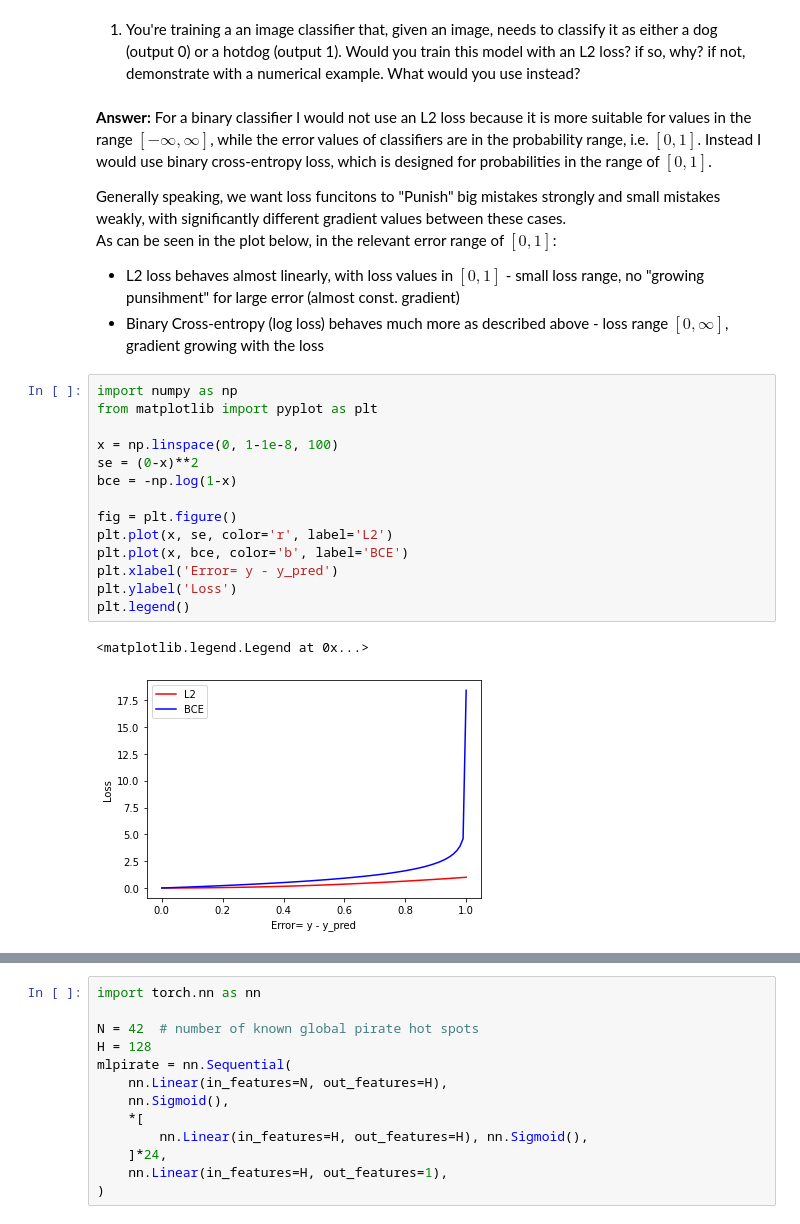
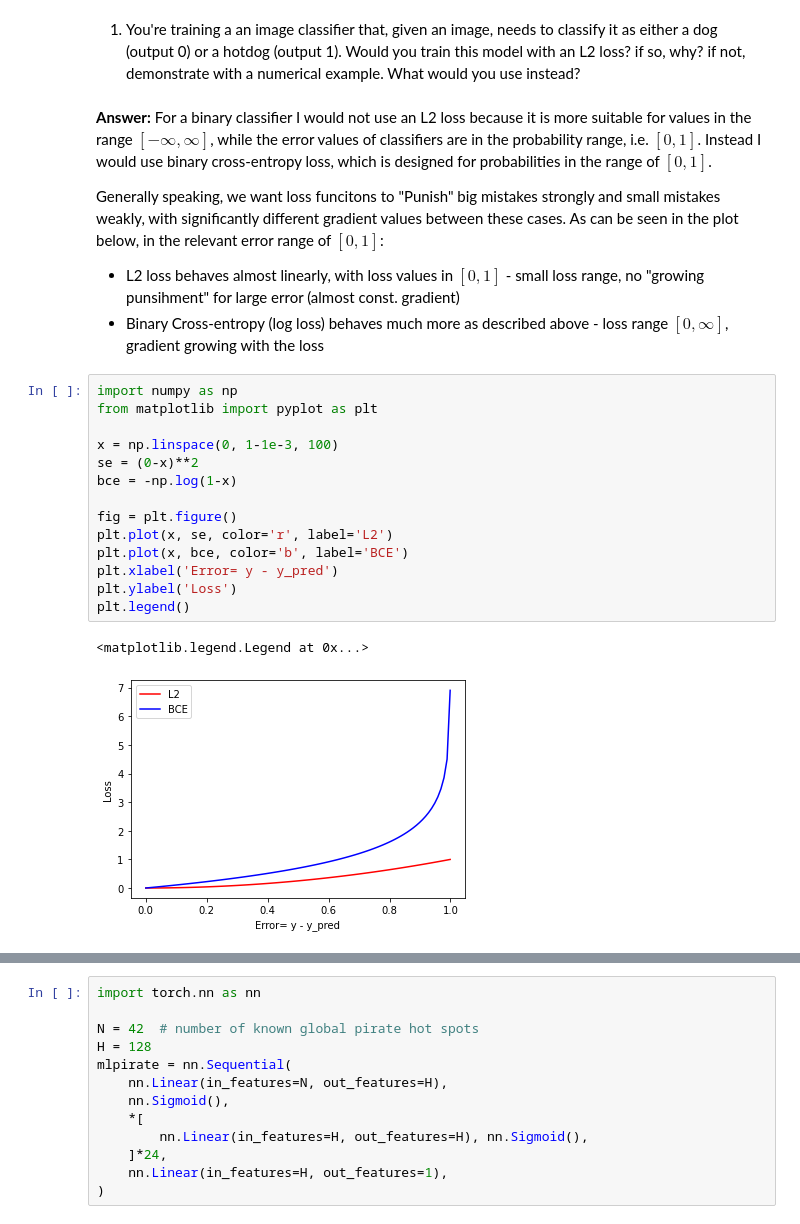
Before and after one commit to mryanivtal/cs3600, a Jupyter notebook: hw4 - pro/Part3_SummaryQuestions.ipynb, the cells around one changed output, grey strips where cells are left out. Saved outputs shown, nothing was run; the diff lists cells and outputs as text.

```diff
--- a/hw4 - pro/Part3_SummaryQuestions.ipynb
+++ b/hw4 - pro/Part3_SummaryQuestions.ipynb
@@ -170,27 +170,26 @@ $E(x_i) = (1-p) \cdot \dfrac{1}{1-p} \cdot a = a$
 **Answer:** For a binary classifier I would not use an L2 loss because it is more suitable for values in the range $[-\infty, \infty]$, while the error values of classifiers are in the probability range, i.e. $[0, 1]$.
 Instead I would use binary cross-entropy loss, which is designed for probabilities in the range of $[0, 1]$.<Br>
 
-Generally speaking, we want loss funcitons to "Punish" big mistakes strongly and small mistakes weakly, with significantly different gradient values between these cases.
-As can be seen in the plot below, in the relevant error range of $[0, 1]$:
+Generally speaking, we want loss funcitons to "Punish" big mistakes strongly and small mistakes weakly, with significantly different gradient values between these cases.    As can be seen in the plot below, in the relevant error range of $[0, 1]$:
 - L2 loss behaves almost linearly, with loss values in $[0, 1]$ - small loss range, no "growing punsihment" for large error (almost const. gradient)
 - Binary Cross-entropy (log loss) behaves much more as described above - loss range $[0, \infty]$, gradient growing with the loss
 # %%
 import numpy as np
 from matplotlib import pyplot as plt
 
-x = np.linspace(0, 1-1e-8, 100)
+x = np.linspace(0, 1-1e-3, 100)
 se = (0-x)**2
 bce = -np.log(1-x)
 
 fig = plt.figure()
 plt.plot(x, se, color='r', label='L2')
 plt.plot(x, bce, color='b', label='BCE')
 plt.xlabel('Error= y - y_pred')
 plt.ylabel('Loss')
 plt.legend()
 # %% [output]
 <matplotlib.legend.Legend at 0x...>
-[figure, old version]
+[figure, new version]
 # %% [markdown]
 2. After months of research into the origins of climate change, you observe the following result:
 
```
Also changed, not shown: parts of 3 cells of this notebook.
